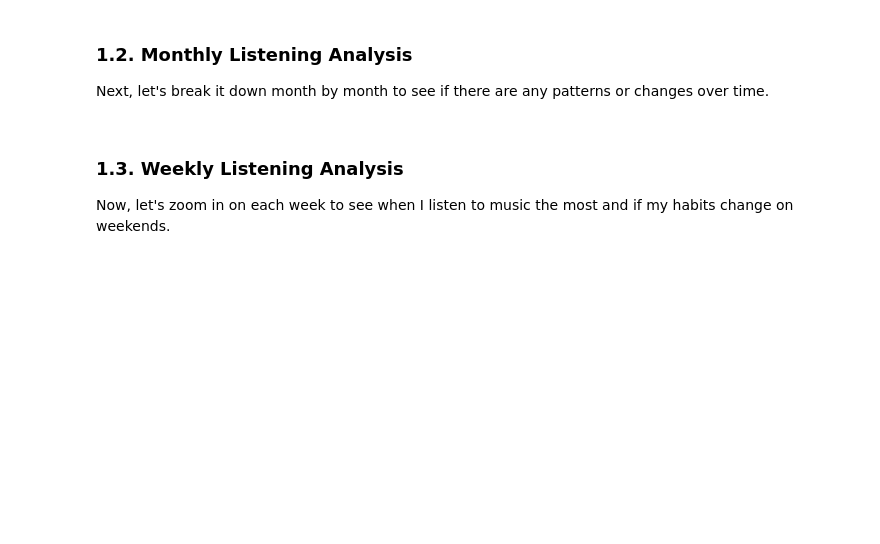
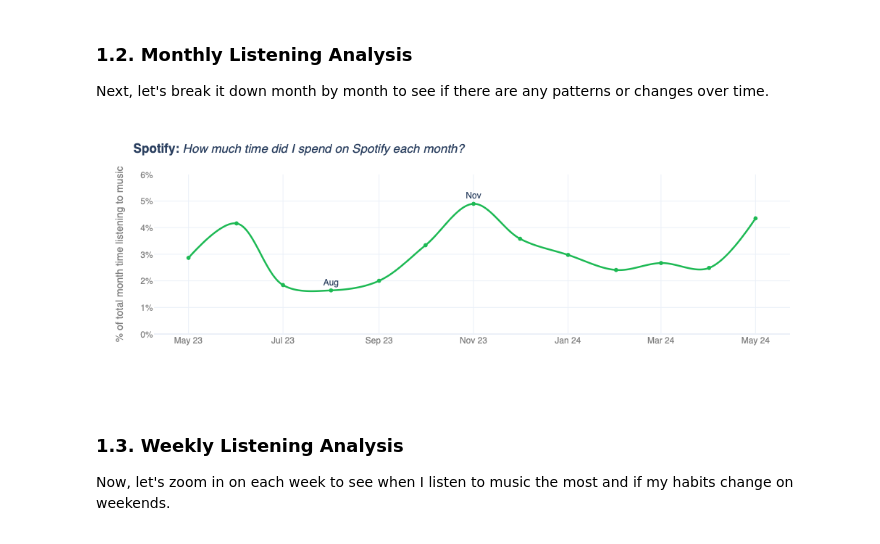
Before and after one commit to zanakr/my-spotify-wrapped, a Jupyter notebook: notebooks/eda.ipynb, the cells around one changed output. Cells and saved outputs as stored; diff of their text form; code cells hidden in the pictures; blank space fills up the shorter version.

Commit message:
display plots

```diff
--- a/notebooks/eda.ipynb
+++ b/notebooks/eda.ipynb
@@ -238,20 +238,21 @@ df_monthly.loc[[min_perc, max_perc], 'text'] = df_monthly.loc[[min_perc, max_per
 # %%
 # plotting
 fig = px.line(df_monthly, x='month', y='perc', line_shape='spline', text='text',
               color_discrete_sequence=spotify_colors)
 fig.update_traces(mode='lines+markers+text', textposition='top center', line_width=2.5)
 fig.update_yaxes(rangemode='tozero', ticksuffix='%')
 fig.update_xaxes(tickformat='%b %y', nticks=7)
 fig.update_layout(
-    title='<b>Spotify:</b> <i> How much time did I spend on Spotify each month?</i>',
+    title='<b>Spotify:</b><i> How much time did I spend on Spotify each month?</i>',
     yaxis_title='% of total month time listening to music',
     xaxis_title='',
     yaxis_range=[0, 6],
-    height=400,
-    width=1000
+
 )
 
 write(fig, 'monthly_analysis')
+# %% [output]
+[figure, added]
 # %% [markdown]
 <span style="font-family:Helvetica Light">
 
```
Also changed, not shown: parts of 9 cells of this notebook, 8 other files.
